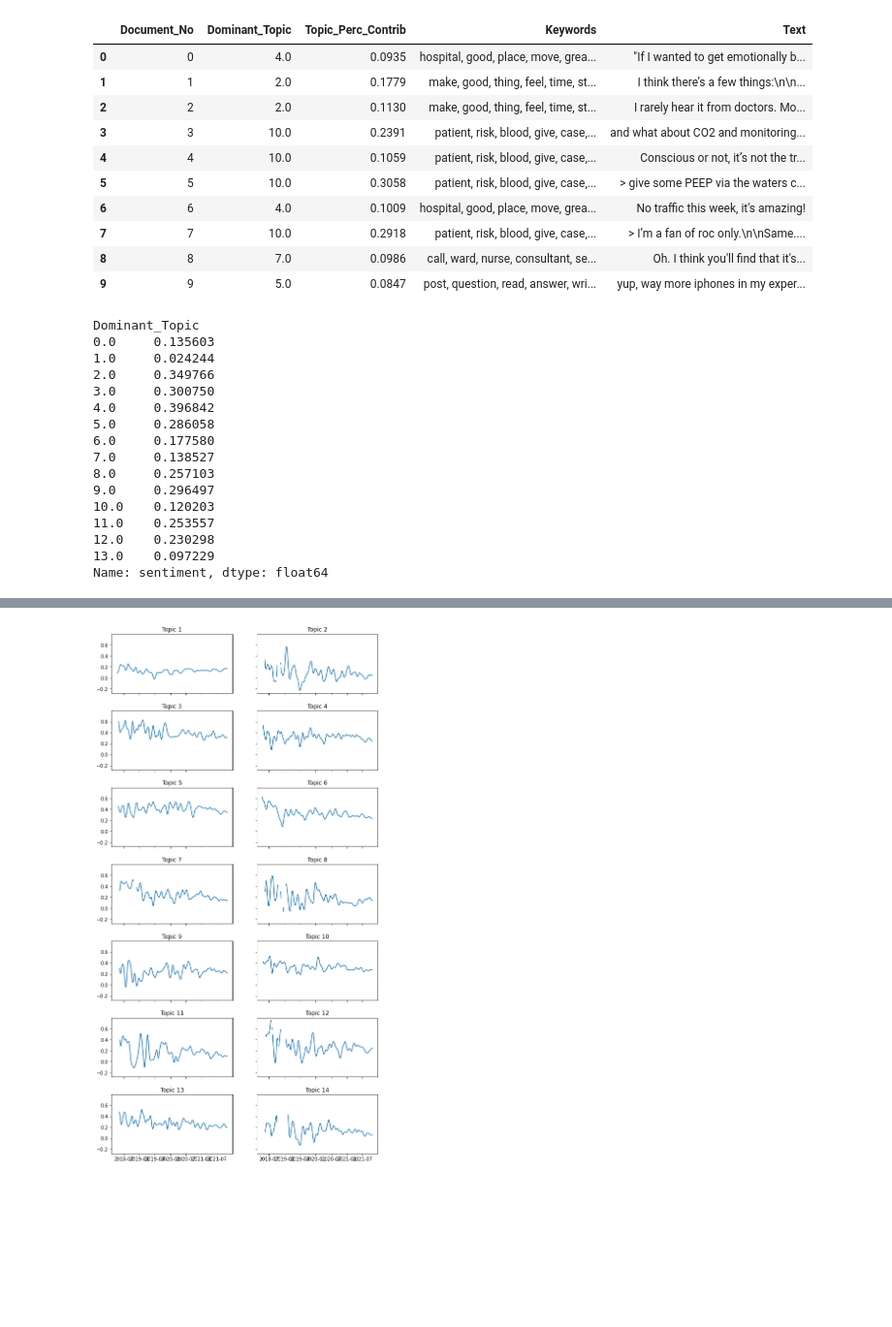
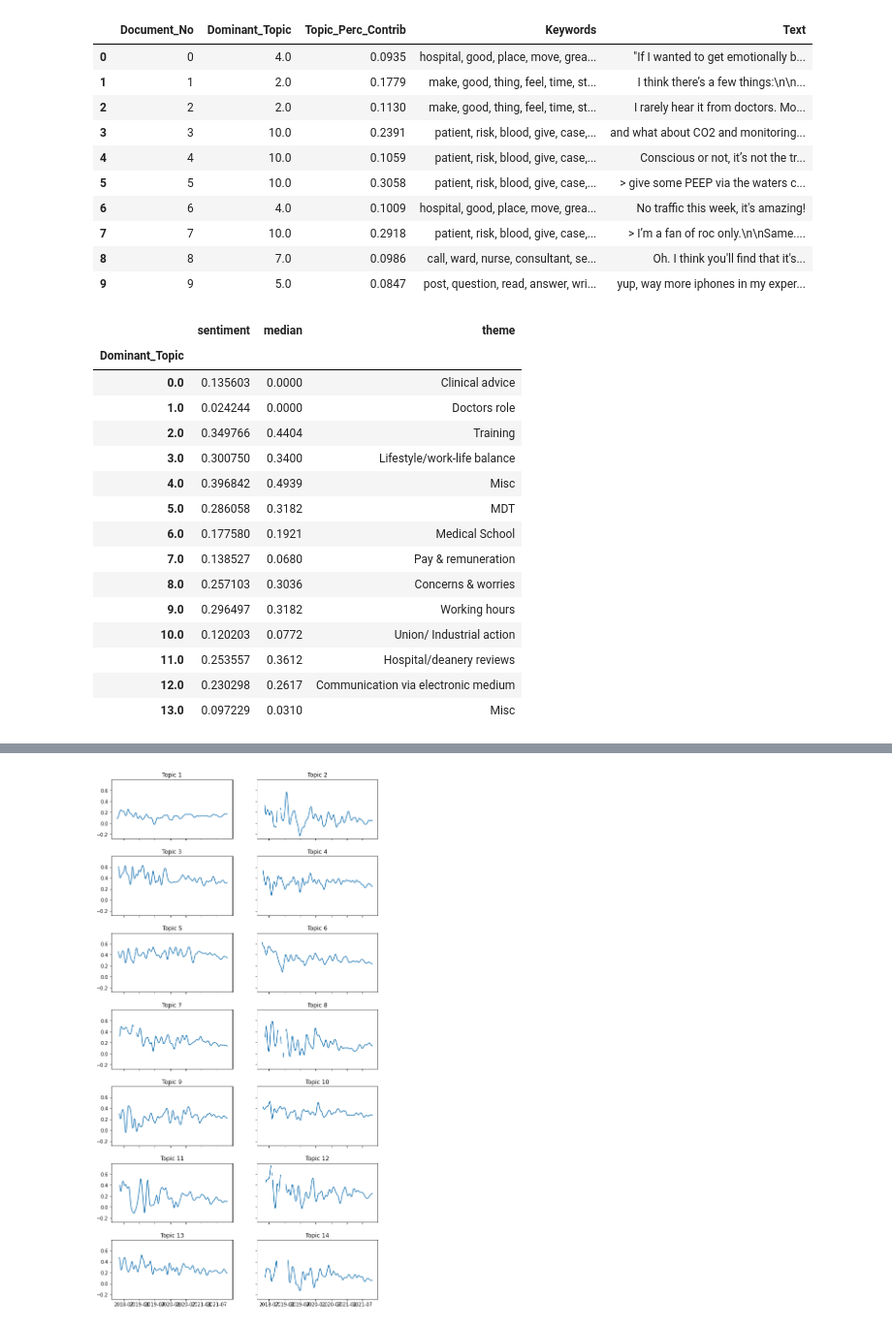
Before and after one commit to StuMaitland/reddit_scraper, a Jupyter notebook: lda_test.ipynb, the cells around one changed output, grey strips where cells are left out. Shown at 97% size. Drawn from its saved outputs; the diff is of its cells as text; code cells hidden in the pictures; blank space fills up the shorter version.

```diff
--- a/lda_test.ipynb
+++ b/lda_test.ipynb
@@ -304,21 +285,26 @@ sent_topics_sorteddf_mallet.to_excel('topic_sentences.xlsx')
 # %%
 df_dominant_topic['sentiment']=df['sentiment']
-# %%
-df_dominant_topic.groupby('Dominant_Topic')['sentiment'].mean()
-# %% [output]
-Dominant_Topic
-0.0     0.135603
-1.0     0.024244
-2.0     0.349766
-3.0     0.300750
-4.0     0.396842
-5.0     0.286058
-6.0     0.177580
-7.0     0.138527
-8.0     0.257103
-9.0     0.296497
-10.0    0.120203
-11.0    0.253557
-12.0    0.230298
-13.0    0.097229
-Name: sentiment, dtype: float64
+# %%
+topic_sentiment=df_dominant_topic.groupby('Dominant_Topic')['sentiment'].mean().to_frame()
+topic_sentiment['median']=df_dominant_topic.groupby('Dominant_Topic')['sentiment'].median()
+
+topic_sentiment['theme']=topic_titles.values()
+
+topic_sentiment
+# %% [output]
+|  | sentiment | median | theme |
+| Dominant_Topic |  |  |  |
+| 0.0 | 0.135603 | 0.0000 | Clinical advice |
+| 1.0 | 0.024244 | 0.0000 | Doctors role |
+| 2.0 | 0.349766 | 0.4404 | Training |
+| 3.0 | 0.300750 | 0.3400 | Lifestyle/work-life balance |
+| 4.0 | 0.396842 | 0.4939 | Misc |
+| 5.0 | 0.286058 | 0.3182 | MDT |
+| 6.0 | 0.177580 | 0.1921 | Medical School |
+| 7.0 | 0.138527 | 0.0680 | Pay & remuneration |
+| 8.0 | 0.257103 | 0.3036 | Concerns & worries |
+| 9.0 | 0.296497 | 0.3182 | Working hours |
+| 10.0 | 0.120203 | 0.0772 | Union/ Industrial action |
+| 11.0 | 0.253557 | 0.3612 | Hospital/deanery reviews |
+| 12.0 | 0.230298 | 0.2617 | Communication via electronic medium |
+| 13.0 | 0.097229 | 0.0310 | Misc |
```
Also changed, not shown: parts of 2 cells of this notebook.
